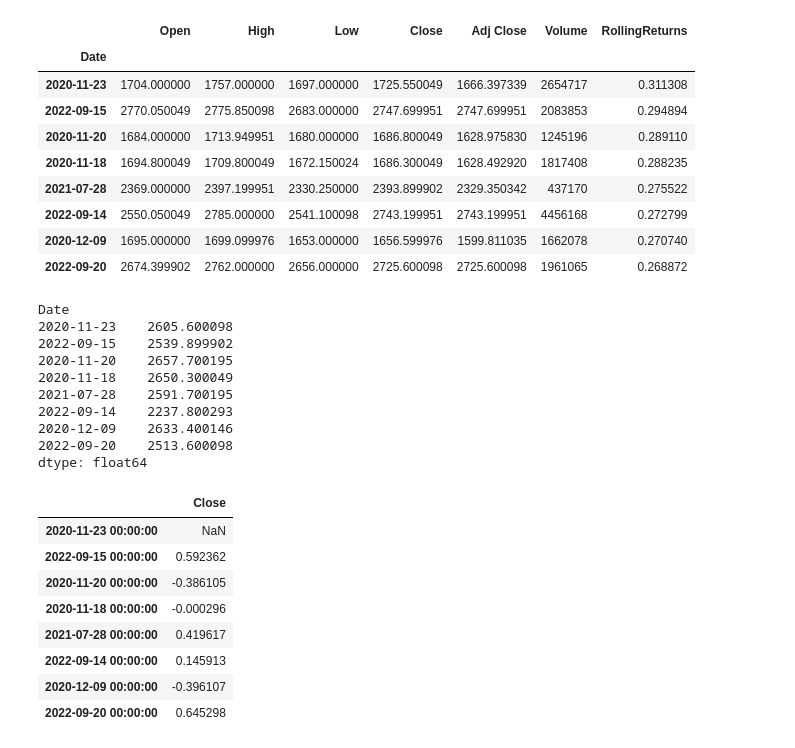
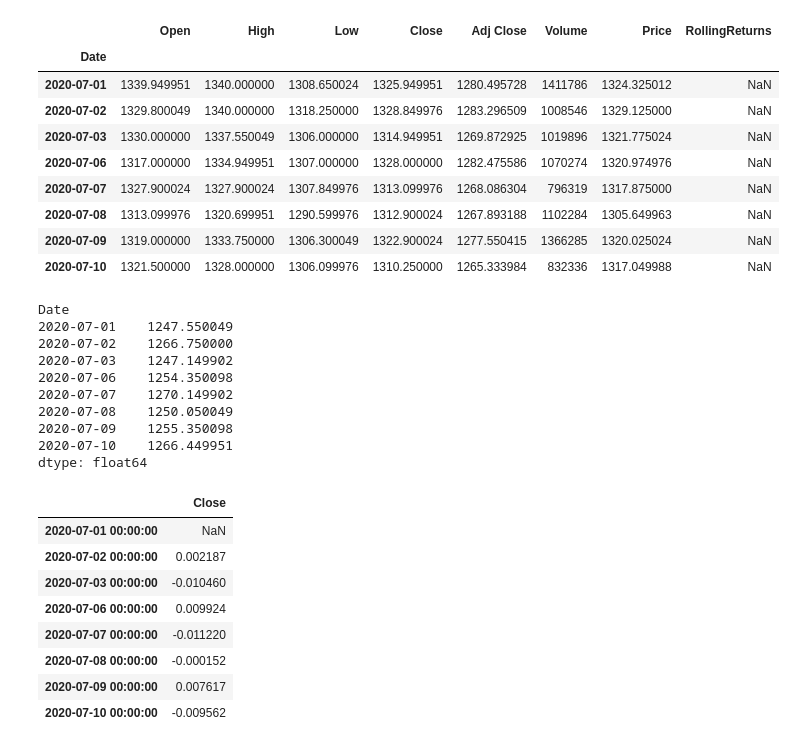
Before and after one commit to Annarhysa/Cryptocurrency-Market-Analysis, a Jupyter notebook: Assignment.ipynb, the cells around one changed output. Saved outputs shown, nothing was run; the diff lists cells and outputs as text; code cells hidden in the pictures.

```diff
--- a/Assignment.ipynb
+++ b/Assignment.ipynb
@@ -37,0 +38,13 @@ data.head()
+# %%
+def calculate_rolling_returns(data, window=52):
+    returns = []
+    for i in range(window, len(data)):
+        start_value = data[i - window]
+        end_value = data[window]
+        total_return = (end_value - start_value) / start_value
+        returns.append(total_return)
+    return pd.Series(returns)
+# %%
+Rolling_returns = calculate_rolling_returns(data['Adj Close'], 52)
+
+Rolling_returns
@@ -38,24 +64,24 @@ data.head()
 # %%
 # Calculate the 52-week rolling returns
-data['RollingReturns'] = data['Close'].pct_change(52)
+data['RollingReturns'] = Rolling_returns
 
 # Sort the stocks based on rolling returns and select the top 5 performers
 top_performers = data.sort_values('RollingReturns', ascending=False).head(l)
 
 # top_performers = data.groupby('Symbol').tail(1).nlargest(5, 'RollingReturns')
 
 top_performers
 # %% [output]
-|  | Open | High | Low | Close | Adj Close | Volume | RollingReturns |
-| Date |  |  |  |  |  |  |  |
-| 2020-11-23 | 1704.000000 | 1757.000000 | 1697.000000 | 1725.550049 | 1666.397339 | 2654717 | 0.311308 |
-| 2022-09-15 | 2770.050049 | 2775.850098 | 2683.000000 | 2747.699951 | 2747.699951 | 2083853 | 0.294894 |
-| 2020-11-20 | 1684.000000 | 1713.949951 | 1680.000000 | 1686.800049 | 1628.975830 | 1245196 | 0.289110 |
-| 2020-11-18 | 1694.800049 | 1709.800049 | 1672.150024 | 1686.300049 | 1628.492920 | 1817408 | 0.288235 |
-| 2021-07-28 | 2369.000000 | 2397.199951 | 2330.250000 | 2393.899902 | 2329.350342 | 437170 | 0.275522 |
-| 2022-09-14 | 2550.050049 | 2785.000000 | 2541.100098 | 2743.199951 | 2743.199951 | 4456168 | 0.272799 |
-| 2020-12-09 | 1695.000000 | 1699.099976 | 1653.000000 | 1656.599976 | 1599.811035 | 1662078 | 0.270740 |
-| 2022-09-20 | 2674.399902 | 2762.000000 | 2656.000000 | 2725.600098 | 2725.600098 | 1961065 | 0.268872 |
+|  | Open | High | Low | Close | Adj Close | Volume | Price | RollingReturns |
+| Date |  |  |  |  |  |  |  |  |
+| 2020-07-01 | 1339.949951 | 1340.000000 | 1308.650024 | 1325.949951 | 1280.495728 | 1411786 | 1324.325012 | NaN |
+| 2020-07-02 | 1329.800049 | 1340.000000 | 1318.250000 | 1328.849976 | 1283.296509 | 1008546 | 1329.125000 | NaN |
+| 2020-07-03 | 1330.000000 | 1337.550049 | 1306.000000 | 1314.949951 | 1269.872925 | 1019896 | 1321.775024 | NaN |
+| 2020-07-06 | 1317.000000 | 1334.949951 | 1307.000000 | 1328.000000 | 1282.475586 | 1070274 | 1320.974976 | NaN |
+| 2020-07-07 | 1327.900024 | 1327.900024 | 1307.849976 | 1313.099976 | 1268.086304 | 796319 | 1317.875000 | NaN |
+| 2020-07-08 | 1313.099976 | 1320.699951 | 1290.599976 | 1312.900024 | 1267.893188 | 1102284 | 1305.649963 | NaN |
+| 2020-07-09 | 1319.000000 | 1333.750000 | 1306.300049 | 1322.900024 | 1277.550415 | 1366285 | 1320.025024 | NaN |
+| 2020-07-10 | 1321.500000 | 1328.000000 | 1306.099976 | 1310.250000 | 1265.333984 | 832336 | 1317.049988 | NaN |
 # %%
 # Define the entry price as the close price of the most recent data point
 entry_price = top_performers.iloc[-1]['Close']
@@ -67,14 +93,14 @@ stop_loss = entry_price - (2 * atr)
 stop_loss
 # %% [output]
 Date
-2020-11-23    2605.600098
-2022-09-15    2539.899902
-2020-11-20    2657.700195
-2020-11-18    2650.300049
-2021-07-28    2591.700195
-2022-09-14    2237.800293
-2020-12-09    2633.400146
-2022-09-20    2513.600098
+2020-07-01    1247.550049
+2020-07-02    1266.750000
+2020-07-03    1247.149902
+2020-07-06    1254.350098
+2020-07-07    1270.149902
+2020-07-08    1250.050049
+2020-07-09    1255.350098
+2020-07-10    1266.449951
 dtype: float64
 # %%
 # Initialize an empty DataFrame to store the strategy performance
@@ -89,14 +115,14 @@ strategy_returns = pd.concat([strategy_returns, weekly_returns], axis=1)
 strategy_returns
 # %% [output]
 |  | Close |
-| 2020-11-23 00:00:00 | NaN |
-| 2022-09-15 00:00:00 | 0.592362 |
-| 2020-11-20 00:00:00 | -0.386105 |
-| 2020-11-18 00:00:00 | -0.000296 |
-| 2021-07-28 00:00:00 | 0.419617 |
-| 2022-09-14 00:00:00 | 0.145913 |
-| 2020-12-09 00:00:00 | -0.396107 |
-| 2022-09-20 00:00:00 | 0.645298 |
+| 2020-07-01 00:00:00 | NaN |
+| 2020-07-02 00:00:00 | 0.002187 |
+| 2020-07-03 00:00:00 | -0.010460 |
+| 2020-07-06 00:00:00 | 0.009924 |
+| 2020-07-07 00:00:00 | -0.011220 |
+| 2020-07-08 00:00:00 | -0.000152 |
+| 2020-07-09 00:00:00 | 0.007617 |
+| 2020-07-10 00:00:00 | -0.009562 |
 # %%
 # Rename the columns of the strategy returns DataFrame with stock symbols
 # strategy_returns.set_axis(fo_stocks, axis = 0, inplace = True)
```
Also changed, not shown: parts of 5 cells of this notebook.
